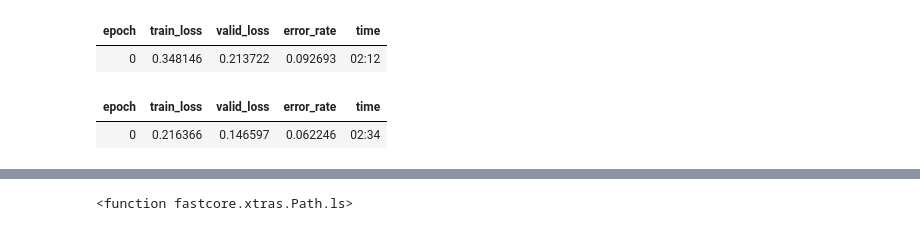
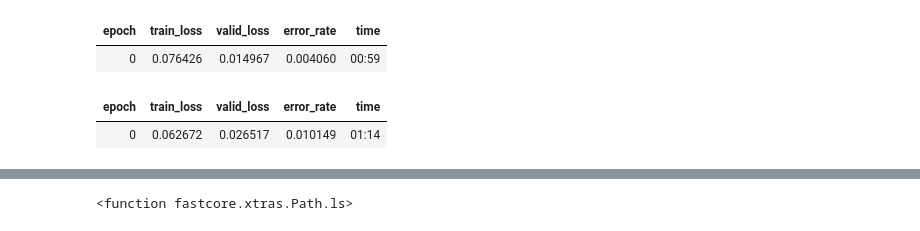
Before and after one commit to LZatTD/sankey, a Jupyter notebook: fastai.ipynb, the cells around one changed output, grey strips where cells are left out. Cells and saved outputs as stored; diff of their text form; code cells hidden in the pictures.

```diff
--- a/fastai.ipynb
+++ b/fastai.ipynb
@@ -30,14 +32,16 @@ fastbook.setup_book()
 # %%
 from fastai.vision.all import *
-path = Path('/content/gdrive/MyDrive/data')
-path.mkdir(parents=True, exist_ok=True)
 
-path = untar_data(URLs.PETS, dest=path); path
+path = untar_data(URLs.PETS)/'images'
 
-def is_dog(x): return x[0].islower()
+#path = Path('/content/gdrive/MyDrive/data')
+#path.mkdir(parents=True, exist_ok=True)
+#path = untar_data(URLs.PETS, dest=path); path
+
+def is_cat(x): return x[0].isupper()
 dls = ImageDataLoaders.from_name_func(
     path, get_image_files(path), valid_pct=0.2, seed=42,
-    label_func=is_dog, item_tfms=Resize(224)
+    label_func=is_cat, item_tfms=Resize(224)
 )
 
 learn = cnn_learner(dls, resnet152, metrics=error_rate)
@@ -48,6 +52,6 @@ Downloading: "https://download.pytorch.org/models/resnet152-b121ed2d.pth" to /ro
 | epoch | train_loss | valid_loss | error_rate | time |
-| 0 | 0.348146 | 0.213722 | 0.092693 | 02:12 |
+| 0 | 0.076426 | 0.014967 | 0.004060 | 00:59 |
 | epoch | train_loss | valid_loss | error_rate | time |
-| 0 | 0.216366 | 0.146597 | 0.062246 | 02:34 |
+| 0 | 0.062672 | 0.026517 | 0.010149 | 01:14 |
 # %%
 img = PILImage.create('/content/gdrive/MyDrive/data/cat.jpeg')
```
Also changed, not shown: parts of 5 cells of this notebook.
